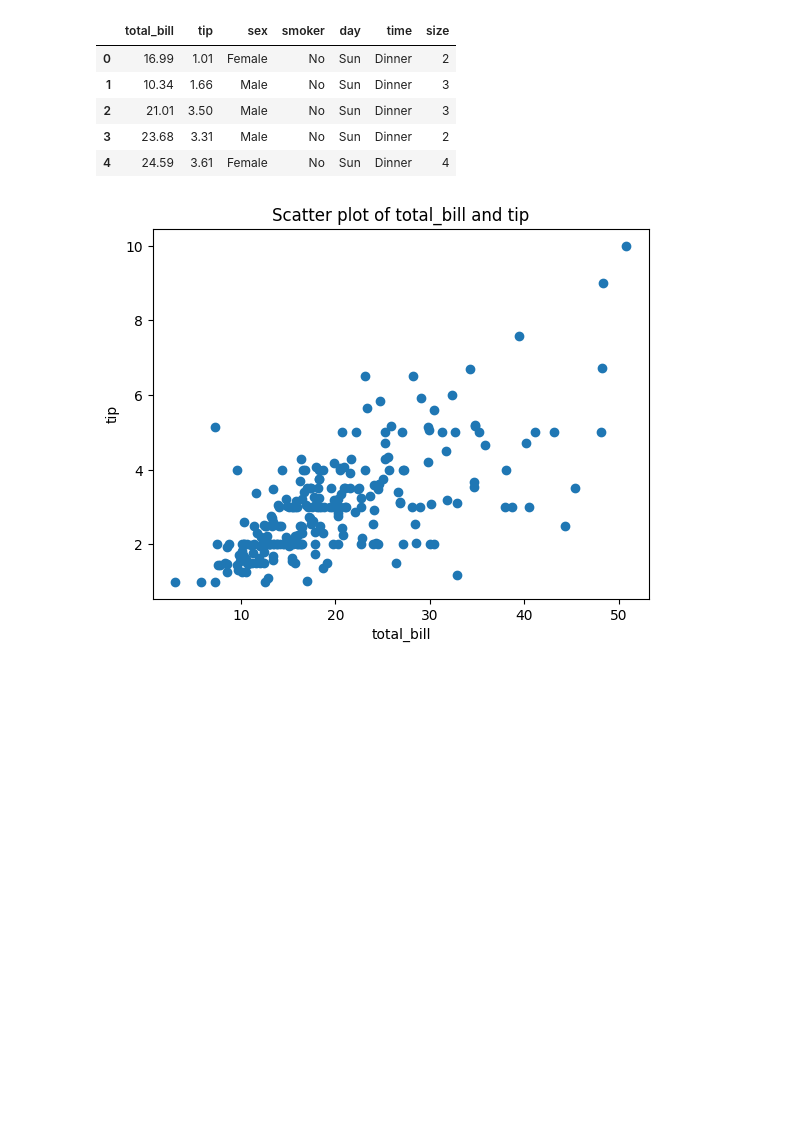
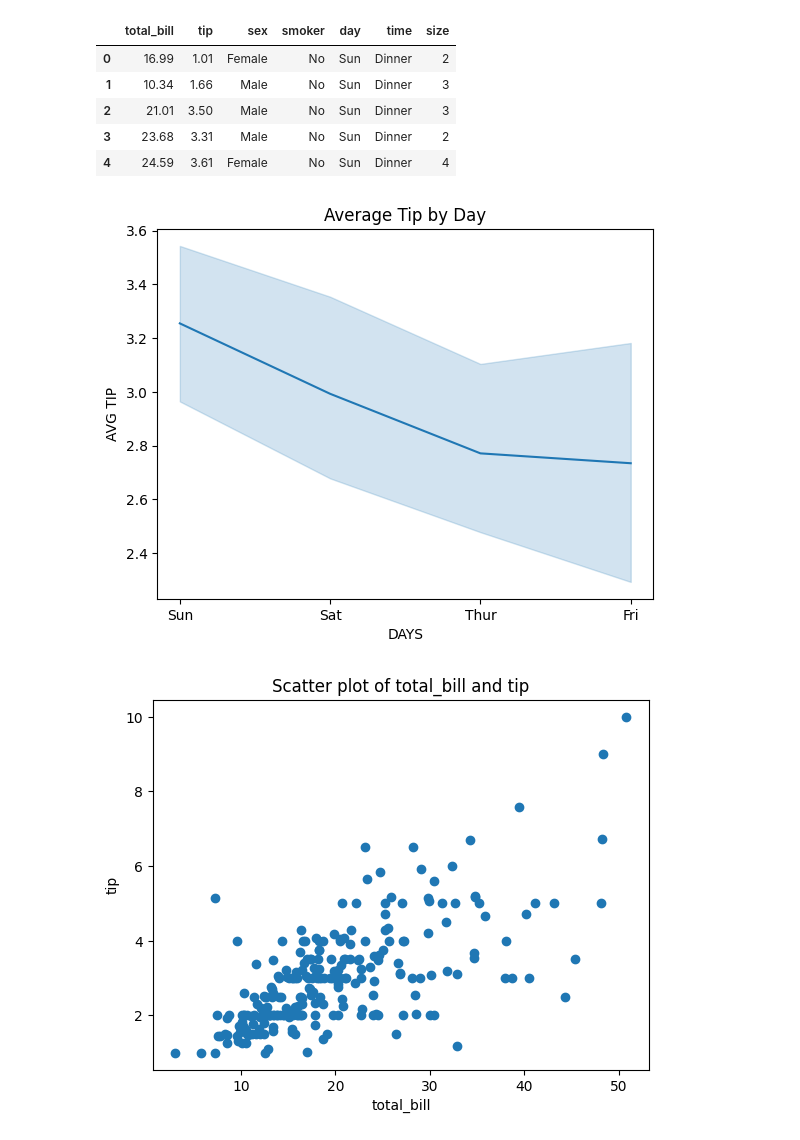
Before and after one commit to 23117129/PYTORCH, a Jupyter notebook: Dai_Assignment_2.ipynb, the cells around one changed output. Saved outputs shown, nothing was run; the diff lists cells and outputs as text; code cells hidden in the pictures; blank space fills up the shorter version.

```diff
--- a/Dai_Assignment_2.ipynb
+++ b/Dai_Assignment_2.ipynb
@@ -26,5 +26,13 @@ X = df.drop('tip', axis=1) # These are the features
 
 y = df['tip'] # This target variable
+# %%
+sns.lineplot(data=df, x="day", y="tip", estimator="mean")
+plt.xlabel("DAYS")
+plt.ylabel("AVG TIP")
+plt.title("Average Tip by Day")
+plt.show()
+# %% [output]
+[figure, added]
 # %%
 for i in X.columns:
   plt.scatter(X[i], y)
```
Also changed, not shown: parts of 11 cells of this notebook.
